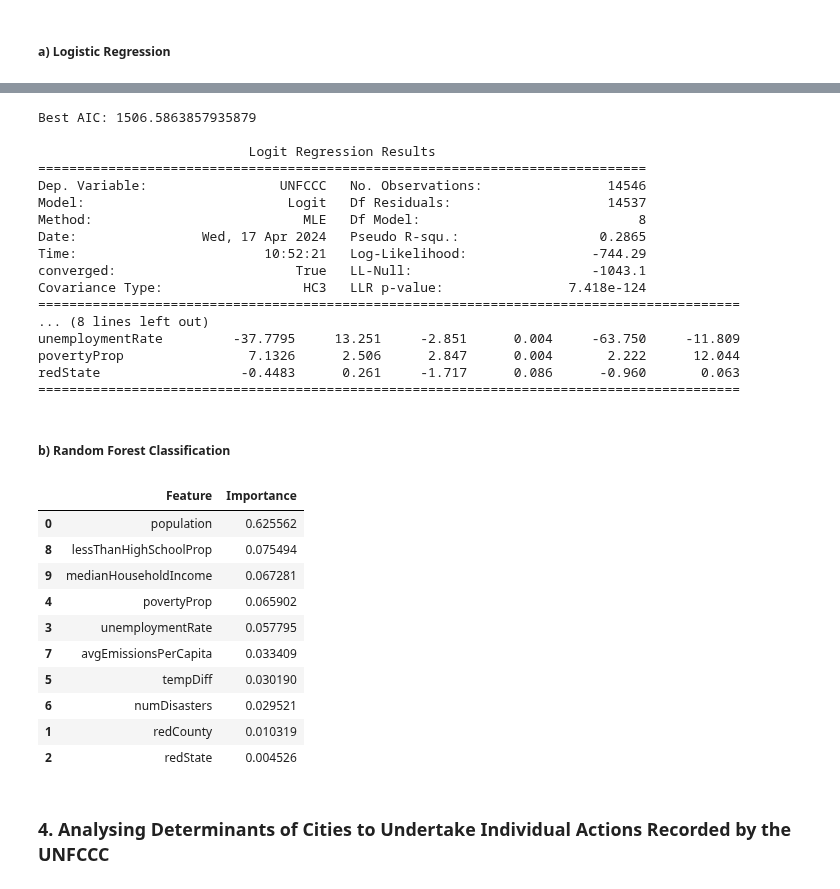
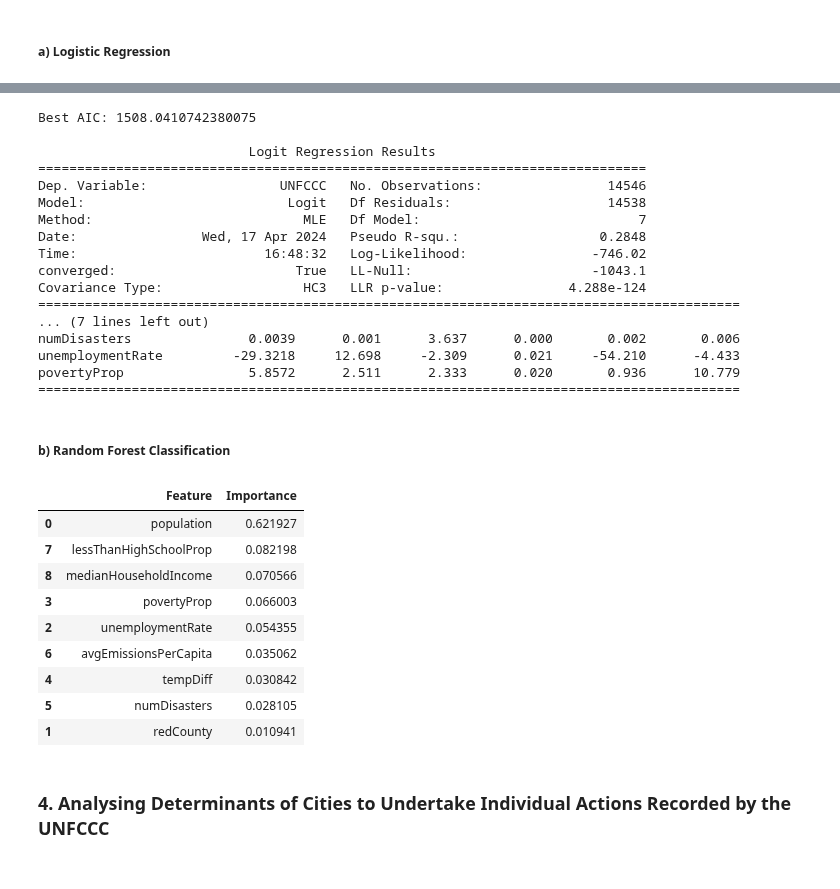
Before and after one commit to paulroconnor/UNFCCC-Econometric-Analysis, a Jupyter notebook: EconometricAnalysis.ipynb, the cells around one changed output, grey strips where cells are left out. Drawn from its saved outputs; the diff is of its cells as text; code cells hidden in the pictures.

```diff
--- a/EconometricAnalysis.ipynb
+++ b/EconometricAnalysis.ipynb
@@ -19,6 +19,8 @@ def BooltoZeroOne(df):
 # %%
 BooltoZeroOne(df_all)
 BooltoZeroOne(df_unfccc)
+# %%
+independent_variables = ['population','redCounty','unemploymentRate','povertyProp','tempDiff','numDisasters','avgEmissionsPerCapita','lessThanHighSchoolProp','medianHouseholdIncome'] # 'redState' remove to deal with multicolinearity issues
 # %% [markdown]
 ### 2. Define Model Fitting Functions
 # %%
@@ -26,6 +28,7 @@ def FitLogistic(df, y_var, X_vars, format = 'return', constant = True):
     df = df.dropna()
 
     X = df[X_vars]
+
     if constant:
         X = sm.add_constant(X)
 
@@ -42,7 +45,7 @@ def FitLogistic(df, y_var, X_vars, format = 'return', constant = True):
     elif format == 'csv':
         print(model.summary())
         summary = pd.read_html(model.summary().tables[1].as_html(), header = 0, index_col = 0)[0]
-        summary.to_csv(f'Results/Logistic_{y_var}_FullModel.csv', index = False)
+        summary.to_csv(f'Results/LR_{y_var}_FM.csv')
 # %%
 def FitRandomForest(df, y_var, X_vars, format = 'importance'):
     df = df.dropna()
@@ -129,4 +132,3 @@ df
 # %%
 # All variables versus UNFCCC
-x = FitLogistic(df_all, y_var = 'UNFCCC', X_vars = ['population','redCounty','redState','unemploymentRate','povertyProp','tempDiff','numDisasters','avgEmissionsPerCapita','lessThanHighSchoolProp','medianHouseholdIncome'], format = 'return')
-summary_df = pd.read_html(x.tables[1].as_html(), header=0, index_col=0)[0]
+FitLogistic(df_all, y_var = 'UNFCCC', X_vars = independent_variables, format = 'csv')
@@ -133,3 +152,0 @@ summary_df = pd.read_html(x.tables[1].as_html(), header=0, index_col=0)[0]
-# %%
-# All variables versus UNFCCC
-FitLogistic(df_all, y_var = 'UNFCCC', X_vars = ['population','redCounty','redState','unemploymentRate','povertyProp','tempDiff','numDisasters','avgEmissionsPerCapita','lessThanHighSchoolProp','medianHouseholdIncome'], format = 'csv')
@@ -154,39 +153,38 @@ medianHouseholdIncome  -1.358e-08   6.56e-06     -0.002      0.998   -1.29e-05
 # %%
-ForwardSelection(df = df_all, y_var = 'UNFCCC', vars_to_check = ['population','redCounty','redState','unemploymentRate','povertyProp','tempDiff','numDisasters','avgEmissionsPerCapita','lessThanHighSchoolProp','medianHouseholdIncome'], format = 'csv')
+ForwardSelection(df = df_all, y_var = 'UNFCCC', vars_to_check = independent_variables, format = 'csv')
 # %% [output]
-Best AIC: 1506.5863857935879
+Best AIC: 1508.0410742380075
 
                            Logit Regression Results
 ==============================================================================
 Dep. Variable:                 UNFCCC   No. Observations:                14546
-Model:                          Logit   Df Residuals:                    14537
-Method:                           MLE   Df Model:                            8
-Date:                Wed, 17 Apr 2024   Pseudo R-squ.:                  0.2865
-Time:                        10:52:21   Log-Likelihood:                -744.29
+Model:                          Logit   Df Residuals:                    14538
+Method:                           MLE   Df Model:                            7
+Date:                Wed, 17 Apr 2024   Pseudo R-squ.:                  0.2848
+Time:                        16:48:32   Log-Likelihood:                -746.02
 converged:                       True   LL-Null:                       -1043.1
-Covariance Type:                  HC3   LLR p-value:                7.418e-124
+Covariance Type:                  HC3   LLR p-value:                4.288e-124
 ==========================================================================================
-... (8 lines left out)
-unemploymentRate         -37.7795     13.251     -2.851      0.004     -63.750     -11.809
-povertyProp                7.1326      2.506      2.847      0.004       2.222      12.044
-redState                  -0.4483      0.261     -1.717      0.086      -0.960       0.063
+... (7 lines left out)
+numDisasters               0.0039      0.001      3.637      0.000       0.002       0.006
+unemploymentRate         -29.3218     12.698     -2.309      0.021     -54.210      -4.433
+povertyProp                5.8572      2.511      2.333      0.020       0.936      10.779
 ==========================================================================================
 # %% [markdown]
 ##### b) Random Forest Classification
 # %%
-FitRandomForest(df_all, y_var = 'UNFCCC', X_vars = ['population','redCounty','redState','unemploymentRate','povertyProp','tempDiff','numDisasters','avgEmissionsPerCapita','lessThanHighSchoolProp','medianHouseholdIncome'])
+FitRandomForest(df_all, y_var = 'UNFCCC', X_vars = independent_variables)
 # %% [output]
 |  | Feature | Importance |
-| 0 | population | 0.625562 |
-| 8 | lessThanHighSchoolProp | 0.075494 |
-| 9 | medianHouseholdIncome | 0.067281 |
-| 4 | povertyProp | 0.065902 |
-| 3 | unemploymentRate | 0.057795 |
-| 7 | avgEmissionsPerCapita | 0.033409 |
-| 5 | tempDiff | 0.030190 |
-| 6 | numDisasters | 0.029521 |
-| 1 | redCounty | 0.010319 |
-| 2 | redState | 0.004526 |
+| 0 | population | 0.621927 |
+| 7 | lessThanHighSchoolProp | 0.082198 |
+| 8 | medianHouseholdIncome | 0.070566 |
+| 3 | povertyProp | 0.066003 |
+| 2 | unemploymentRate | 0.054355 |
+| 6 | avgEmissionsPerCapita | 0.035062 |
+| 4 | tempDiff | 0.030842 |
+| 5 | numDisasters | 0.028105 |
+| 1 | redCounty | 0.010941 |
 # %% [markdown]
 ### 4. Analysing Determinants of Cities to Undertake Individual Actions Recorded by the UNFCCC
 # %% [markdown]
```
Also changed, not shown: parts of 47 cells of this notebook.
